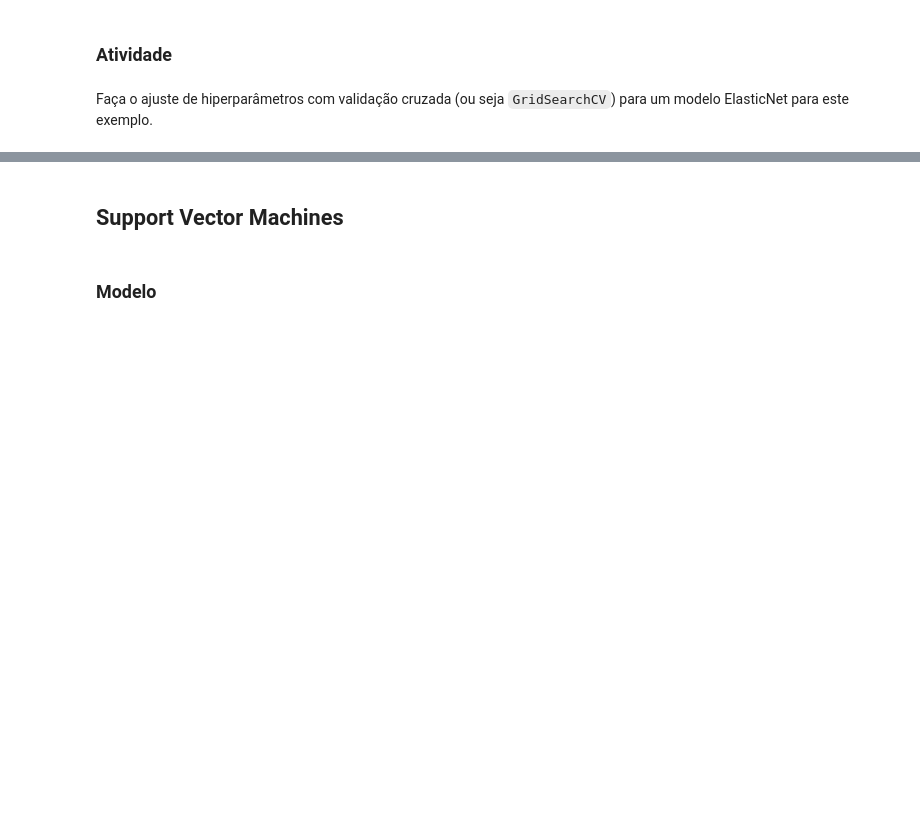
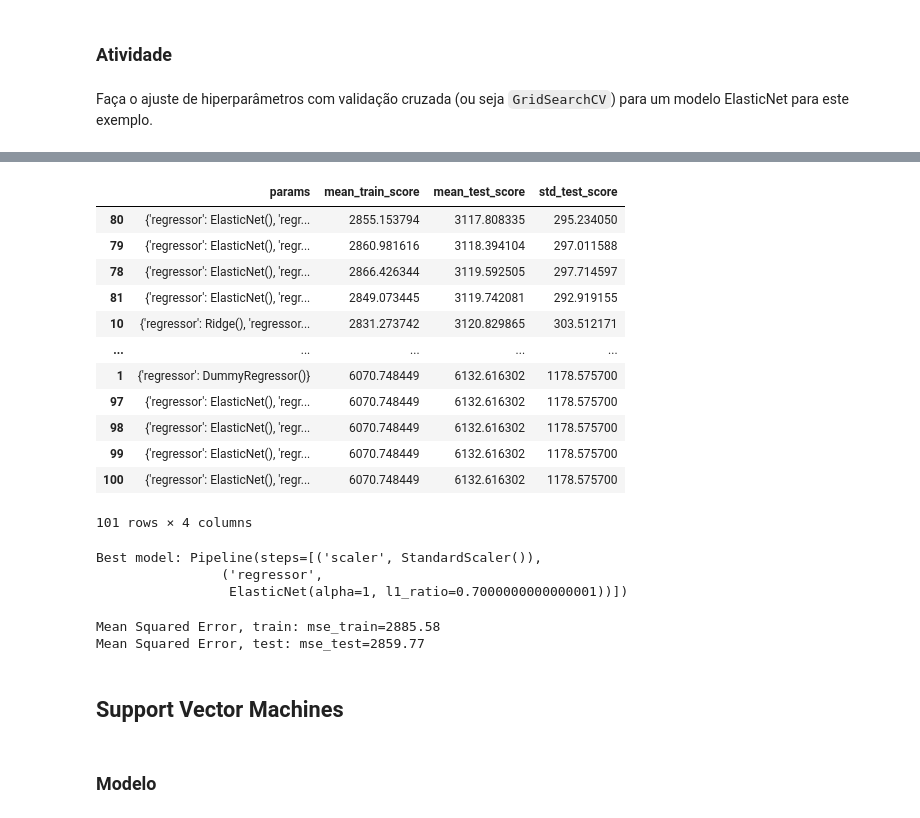
Before and after one commit to luigilopesz/ml_labs, a Jupyter notebook: docs/Topicos_AF/Topicos_AF.ipynb, the cells around one changed output, grey strips where cells are left out. Saved outputs shown, nothing was run; the diff lists cells and outputs as text; code cells hidden in the pictures; blank space fills up the shorter version.

```diff
--- a/docs/Topicos_AF/Topicos_AF.ipynb
+++ b/docs/Topicos_AF/Topicos_AF.ipynb
@@ -628,3 +628,35 @@ Model intercept: 153.74
 ### Atividade
 # %% [markdown]
 Faça o ajuste de hiperparâmetros com validação cruzada (ou seja `GridSearchCV`) para um modelo ElasticNet para este exemplo.
+# %%
+from sklearn.dummy import DummyRegressor
+
+cv = 5
+
+param_grid = [
+    {
+        'regressor': [LinearRegression(), DummyRegressor()],
+    },
+    {
+        'regressor': [Ridge(), Lasso(max_iter=100000)],
+        'regressor__alpha': [10**k for k in range(-6, 3)],
+    },
+    {
+        'regressor': [ElasticNet()],
+        'regressor__alpha': [10**k for k in range(-6, 3)],
+        'regressor__l1_ratio': [0.1 * k for k in range(1, 10)],
+    },
+]
+# %%
+from sklearn.model_selection import GridSearchCV
+
+grid_model = GridSearchCV(
+    model,
+    param_grid=param_grid,
+    cv=cv,
+    scoring='neg_mean_squared_error',
+    return_train_score=True,
+    n_jobs=-1,
+)
+
+grid_model.fit(X_train, y_train)
@@ -631,3 +680,47 @@ Faça o ajuste de hiperparâmetros com validação cruzada (ou seja `GridSearchC
+# %%
+import pandas as pd
+
+pd.DataFrame(grid_model.cv_results_) \
+    .sort_values(by='rank_test_score') \
+    .loc[:, ['params', 'mean_train_score', 'mean_test_score', 'std_test_score']] \
+    .assign(
+        mean_test_score=lambda df: df['mean_test_score'].apply(lambda x: -x),
+        mean_train_score=lambda df: df['mean_train_score'].apply(lambda x: -x),
+    )
+# %% [output]
+|  | params | mean_train_score | mean_test_score | std_test_score |
+| 80 | {'regressor': ElasticNet(), 'regr... | 2855.153794 | 3117.808335 | 295.234050 |
+| 79 | {'regressor': ElasticNet(), 'regr... | 2860.981616 | 3118.394104 | 297.011588 |
+| 78 | {'regressor': ElasticNet(), 'regr... | 2866.426344 | 3119.592505 | 297.714597 |
+| 81 | {'regressor': ElasticNet(), 'regr... | 2849.073445 | 3119.742081 | 292.919155 |
+| 10 | {'regressor': Ridge(), 'regressor... | 2831.273742 | 3120.829865 | 303.512171 |
+| ... | ... | ... | ... | ... |
+| 1 | {'regressor': DummyRegressor()} | 6070.748449 | 6132.616302 | 1178.575700 |
+| 97 | {'regressor': ElasticNet(), 'regr... | 6070.748449 | 6132.616302 | 1178.575700 |
+| 98 | {'regressor': ElasticNet(), 'regr... | 6070.748449 | 6132.616302 | 1178.575700 |
+| 99 | {'regressor': ElasticNet(), 'regr... | 6070.748449 | 6132.616302 | 1178.575700 |
+| 100 | {'regressor': ElasticNet(), 'regr... | 6070.748449 | 6132.616302 | 1178.575700 |
+101 rows × 4 columns
+# %%
+best_model = grid_model.best_estimator_
+print(f'Best model: {best_model}')
+# %% [output]
+Best model: Pipeline(steps=[('scaler', StandardScaler()),
+                ('regressor',
+                 ElasticNet(alpha=1, l1_ratio=0.7000000000000001))])
+# %%
+best_model.fit(X_train, y_train)
+
+y_pred_train = best_model.predict(X_train)
+mse_train = mean_squared_error(y_train, y_pred_train)
+print(f'Mean Squared Error, train: {mse_train=:.2f}')
+
+y_pred_test = best_model.predict(X_test)
+mse_test = mean_squared_error(y_test, y_pred_test)
+print(f'Mean Squared Error, test: {mse_test=:.2f}')
+# %% [output]
+Mean Squared Error, train: mse_train=2885.58
+Mean Squared Error, test: mse_test=2859.77
 # %% [markdown]
 ## Support Vector Machines
 # %% [markdown]
```
Also changed, not shown: parts of 1 cell of this notebook.
